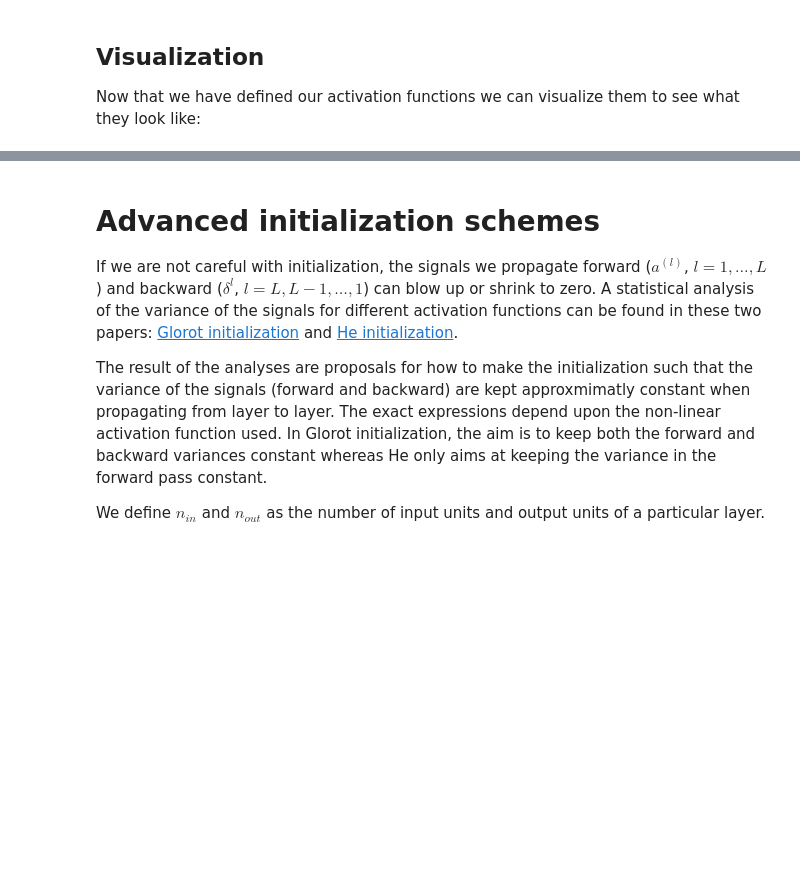
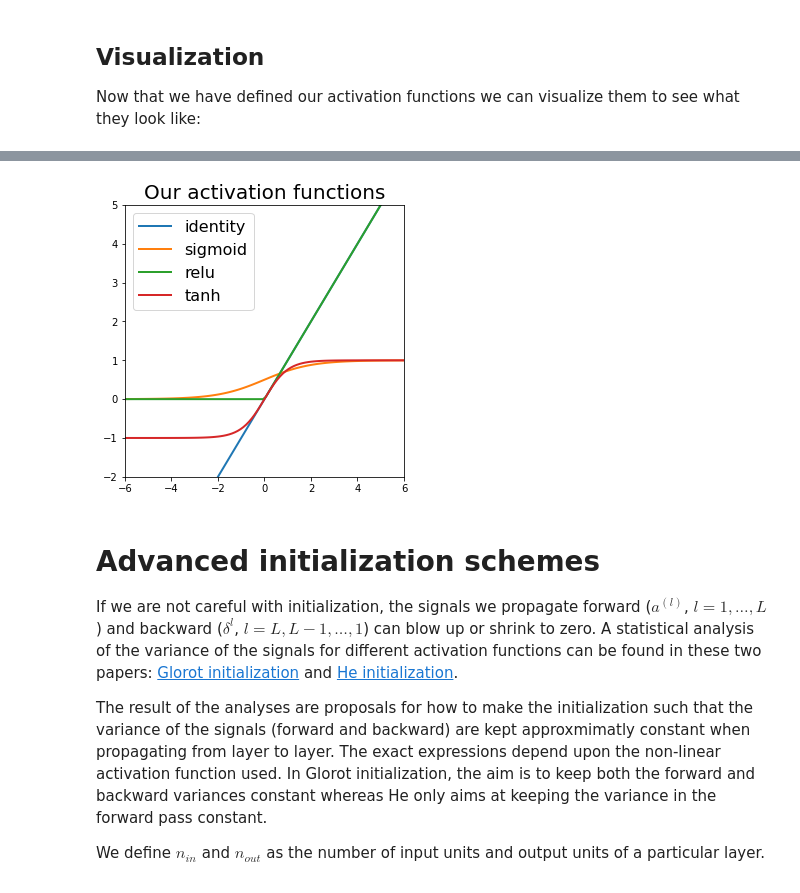
Before and after one commit to samyhaff/02456-deep-learning-with-PyTorch, a Jupyter notebook: 2_Feedforward_Python/2.1-EXE-FNN-AutoDif-Nanograd.ipynb, the cells around one changed output, grey strips where cells are left out. Cells and saved outputs as stored; diff of their text form; code cells hidden in the pictures; blank space fills up the shorter version.

```diff
--- a/2_Feedforward_Python/2.1-EXE-FNN-AutoDif-Nanograd.ipynb
+++ b/2_Feedforward_Python/2.1-EXE-FNN-AutoDif-Nanograd.ipynb
@@ -73,6 +73,15 @@ class Var:
 
     def relu(self):
         return Var(self.v if self.v > 0.0 else 0.0, lambda: [(self, 1.0 if self.v > 0.0 else 0.0)])
+
+    def identity(self):
+        return Var(self.v, lambda: [(self, 1.0)])
+
+    def sigmoid(self):
+        return Var(1 / (1 + exp(-self.v)), lambda: [(self, exp(-x) / (1 + exp(-x))**2 )])
+
+    def tanh(self):
+        return Var((exp(self.v) - exp(-self.v)) / (exp(self.v) + exp(-self.v)), [(self, 4 / (exp(self.v) + exp(-self.v))**2)])
 # %% [markdown]
 A few examples illustrate how we can use this:
 # %%
@@ -460,10 +469,10 @@ class DenseLayer:
         # We therefore loop over the (number of) nodes in the current layer:
         for j in range(len(weights[0])):
             # Initialize the node value depending on its corresponding parameters.
-            node = Var(0.0) # <- Insert code
+            node = self.bias[j] # <- Insert code
             # We now finish the linear transformation corresponding to the parameters of the currently considered node.
-            for i in range(len(inputs)):
-                node += Var(0.0)  # <- Insert code
+            for i in range(len(single_input)):
+                node += weights[i][j] * single_input[i]  # <- Insert code
             node = self.act_fn(node)
             out.append(node)
 
@@ -507,3 +522,7 @@ print(forward(x_train, NN))
 Make a function that prints all the parameters of the network (weights and biases) with information about in which layer the appear. In the object oriented spirit you should introduce a method in the DenseLayer class to print the parameters of a layer. Hint: You can take inspiration from the corresponding method in Var.
 # %%
 # Insert code here and in the DenseLayer class
+
+for i, layer in enumerate(NN):
+    print(f"Layer {i}:")
+    print(layer)
@@ -531,21 +558,23 @@ plt.plot(x,y)
 # %%
 # Testing all activation layers
 
 x = np.linspace(-6, 6, 100)
 units = {
     "identity": lambda x: x.identity(),
-    #"sigmoid": lambda x: x.sigmoid(),  <- uncomment before sharing
+    "sigmoid": lambda x: x.sigmoid(),
     "relu": lambda x: x.relu(),
-    #"tanh": lambda x: x.tanh() <- uncomment before sharing
+    "tanh": lambda x: x.tanh()
 }
 
 plt.figure(figsize=(5, 5))
 [plt.plot(x, Var_to_nparray(forward(nparray_to_Var(x), [DenseLayer(1, 1, unit, initializer = ConstantInitializer(1.0))]) ), label=unit_name, lw=2) for unit_name, unit in units.items()] # unit(nparray_to_Var(x))), label=unit_name, lw=2) for unit_name, unit in units.items()]
 plt.legend(loc=2, fontsize=16)
 plt.title('Our activation functions', fontsize=20)
 plt.ylim([-2, 5])
 plt.xlim([-6, 6])
 plt.show()
+# %% [output]
+[figure, added]
 # %% [markdown]
 # Advanced initialization schemes
 
```
Also changed, not shown: parts of 9 cells of this notebook.
